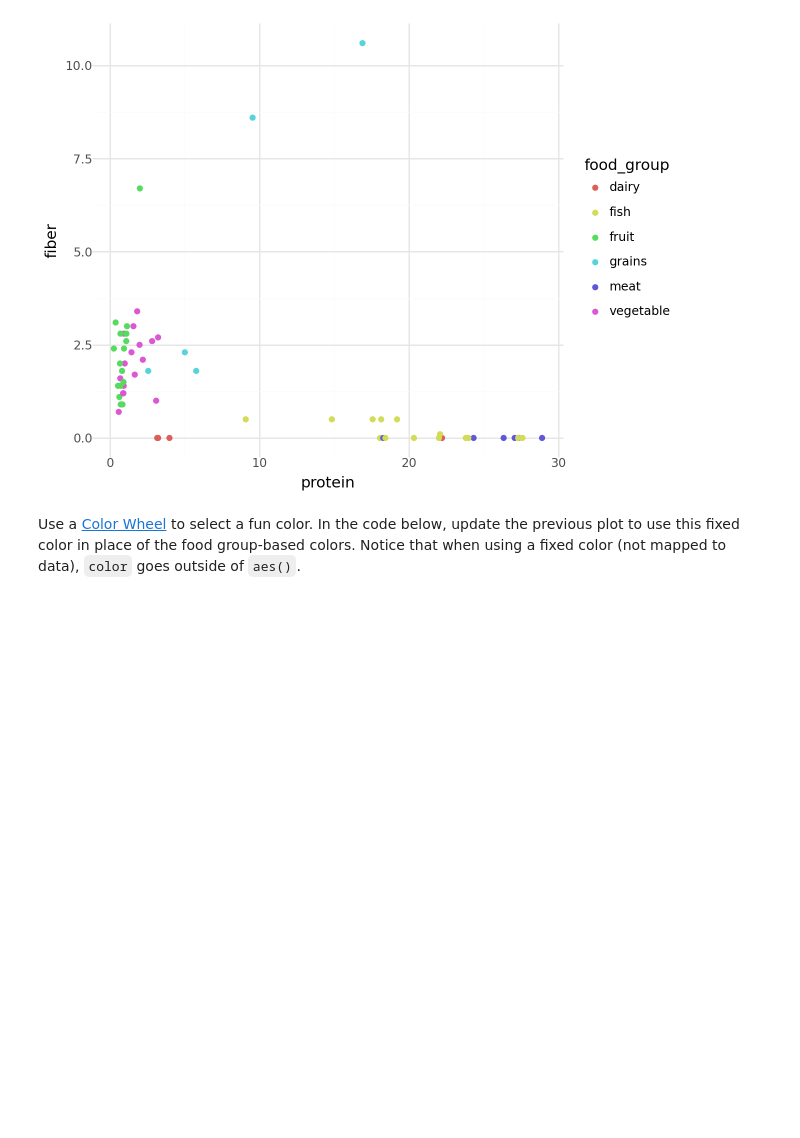
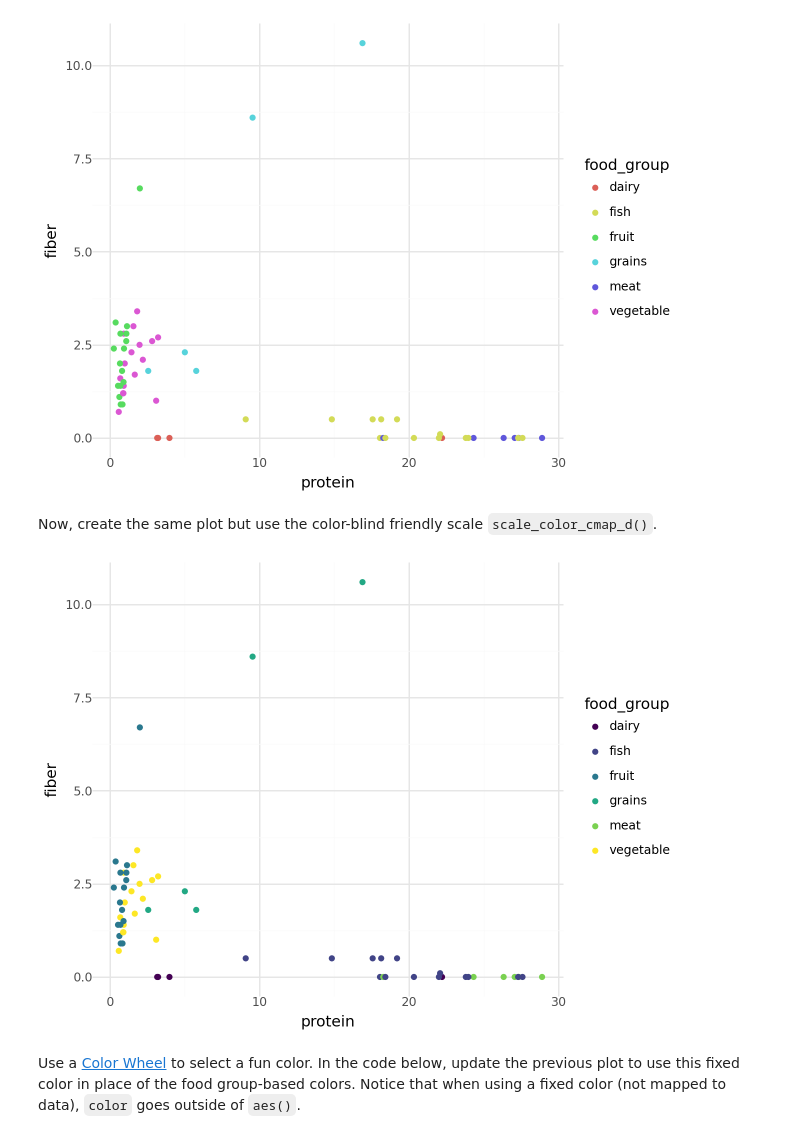
Before and after one commit to JaeWill/dsst_389_googleColab, a Jupyter notebook: nb/notebook03e.ipynb, the cells around one changed output. Saved outputs shown, nothing was run; the diff lists cells and outputs as text; code cells hidden in the pictures; blank space fills up the shorter version.

```diff
--- a/nb/notebook03e.ipynb
+++ b/nb/notebook03e.ipynb
@@ -65,6 +68,17 @@ Recreate the previous plot, but this time color the points by food group. Notice
 )
 # %% [output]
 [figure]
+# %% [markdown]
+Now, create the same plot but use the color-blind friendly scale `scale_color_cmap_d()`.
+# %%
+(
+    food
+    .pipe(ggplot, aes("protein", "fiber"))
+    + geom_point(aes(color = "food_group"))
+    + scale_color_cmap_d()
+)
+# %% [output]
+[figure, added]
 # %% [markdown]
 Use a [Color Wheel](https://htmlcolorcodes.com/color-wheel/) to select a fun color. In the code below, update the previous plot to use this fixed color in place of the food group-based colors. Notice that when using a fixed color (not mapped to data), `color` goes outside of `aes()`.
 # %%
```
Also changed, not shown: parts of 8 cells of this notebook.
